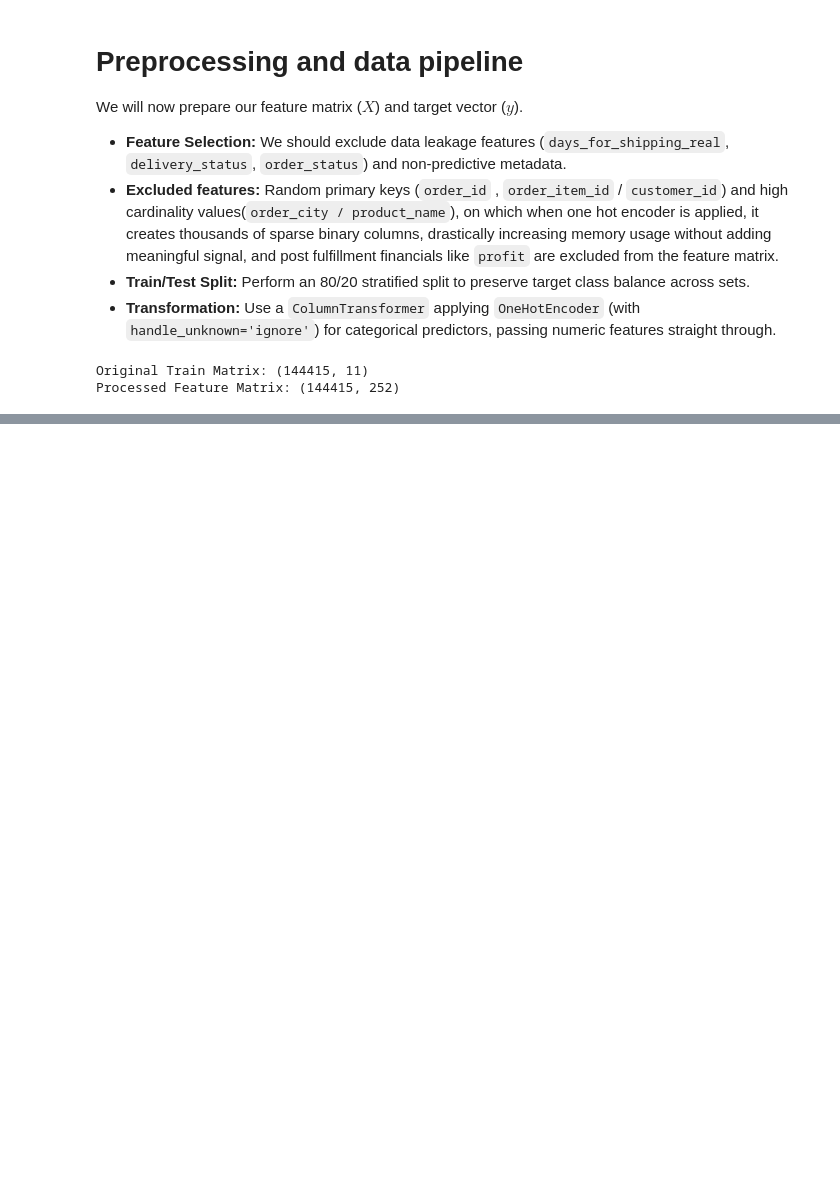
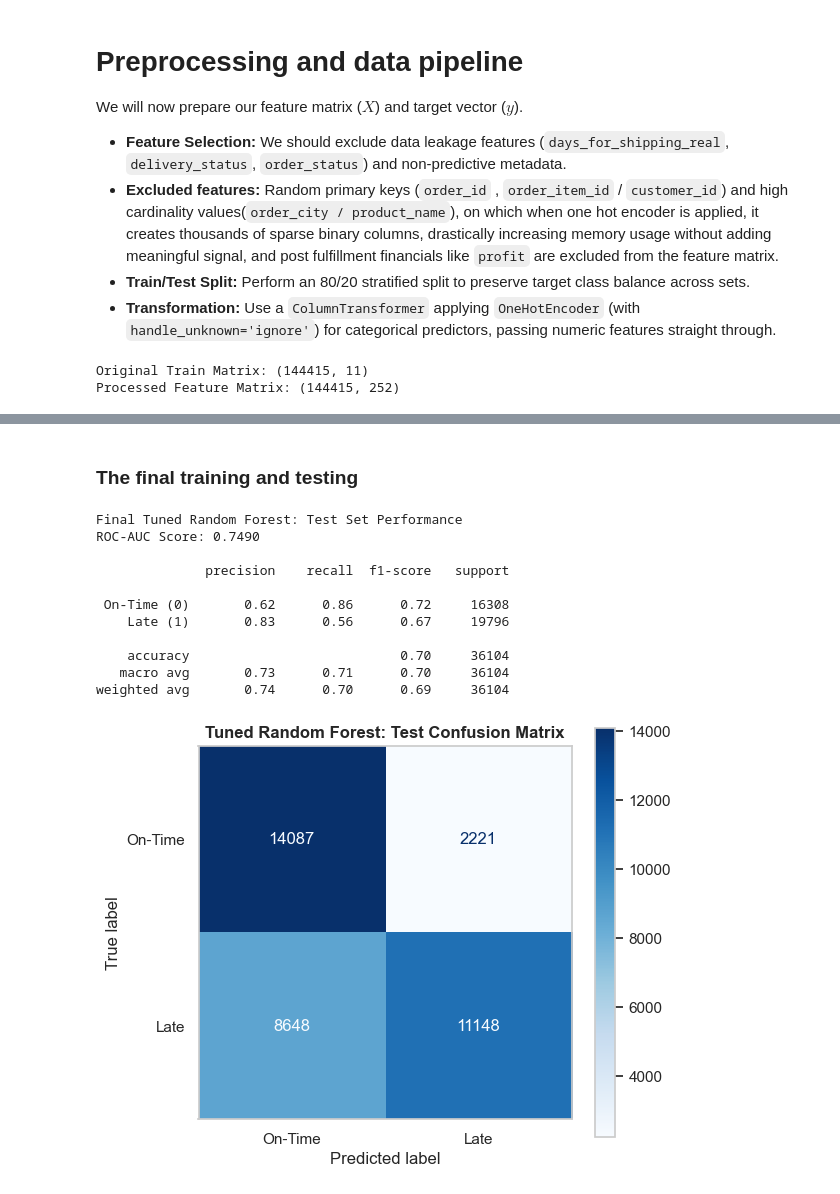
Before and after one commit to KhushalMalhotra/supply-chain-delivery-optimizer, a Jupyter notebook: python/delay_prediction.ipynb, the cells around one changed output, grey strips where cells are left out. Cells and saved outputs as stored; diff of their text form; code cells hidden in the pictures; blank space fills up the shorter version.

```diff
--- a/python/delay_prediction.ipynb
+++ b/python/delay_prediction.ipynb
@@ -467,0 +691,52 @@ Processed Feature Matrix: (144415, 252)
+# %% [markdown]
+### The final training and testing
+# %%
+
+# Extract the final fitted model from last GridSearch execution
+#final_rf_model = grid_search3.best_estimator_ ----- Method 1
+final_rf_model = RandomForestClassifier(random_state=42, n_jobs=-1, n_estimators=400, max_depth =30, min_samples_split=6) # Method 2
+# Generate predictions on held-out test data
+
+# It is to be noted that Method 1 and method 2 give same results..
+
+final_rf_model.fit(X_train_prep, y_train)
+y_pred_rf = final_rf_model.predict(X_test_prep)
+y_proba_rf = final_rf_model.predict_proba(X_test_prep)[:, 1]
+
+# Compute test ROC-AUC score
+test_roc_auc = roc_auc_score(y_test, y_proba_rf)
+
+print("Final Tuned Random Forest: Test Set Performance")
+print(f"ROC-AUC Score: {test_roc_auc:.4f}\n")
+print(
+    classification_report(
+        y_test, y_pred_rf, target_names=["On-Time (0)", "Late (1)"]
+    )
+)
+
+# Plot Confusion Matrix
+fig, ax = plt.subplots(figsize=(6, 5))
+ConfusionMatrixDisplay.from_predictions(
+    y_test,
+    y_pred_rf,
+    display_labels=["On-Time", "Late"],
+    cmap="Blues",
+    ax=ax,
+)
+plt.title("Tuned Random Forest: Test Confusion Matrix", fontweight="bold")
+plt.grid(False)
+plt.tight_layout()
+plt.show()
+# %% [output]
+Final Tuned Random Forest: Test Set Performance
+ROC-AUC Score: 0.7490
+
+              precision    recall  f1-score   support
+
+ On-Time (0)       0.62      0.86      0.72     16308
+    Late (1)       0.83      0.56      0.67     19796
+
+    accuracy                           0.70     36104
+   macro avg       0.73      0.71      0.70     36104
+weighted avg       0.74      0.70      0.69     36104
+[figure, added]
```
Also changed, not shown: parts of 10 cells of this notebook.
